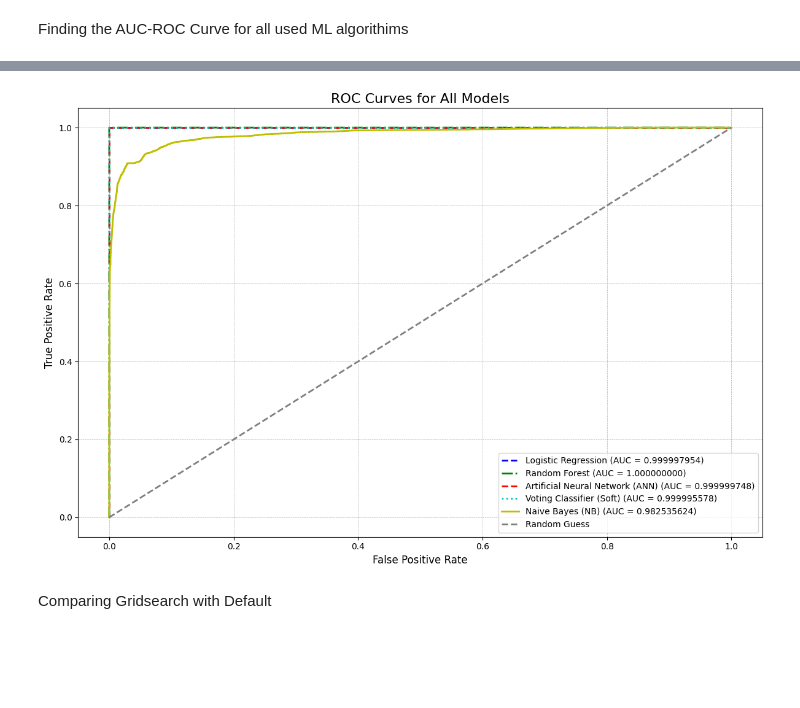
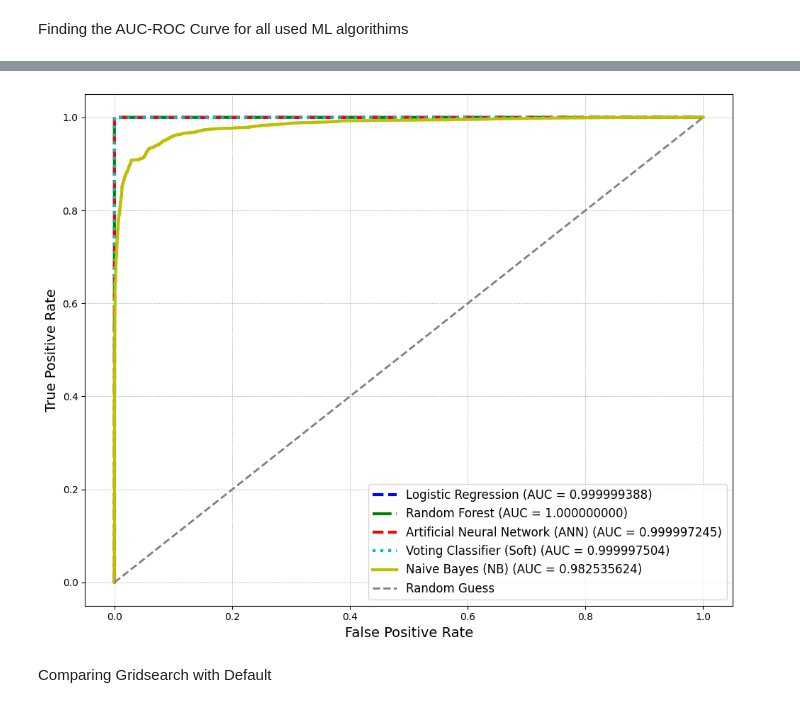
Before and after one commit to sazastra/AI, a Jupyter notebook: Ai_Project.ipynb, the cells around one changed output, grey strips where cells are left out. Saved outputs shown, nothing was run; the diff lists cells and outputs as text; code cells hidden in the pictures; blank space fills up the shorter version.

```diff
--- a/Ai_Project.ipynb
+++ b/Ai_Project.ipynb
@@ -800,7 +800,7 @@ def create_ann():
     model.add(Dense(96, activation='relu'))
     model.add(Dense(96, activation='relu'))
     model.add(Dense(1, activation='sigmoid'))
-    model.compile(optimizer=Adam(), loss='binary_crossentropy', metrics=['val_accuracy'])
+    model.compile(optimizer=Adam(), loss='binary_crossentropy', metrics=['accuracy'])
     return model
 
 # Custom KerasClassifier that implements scikit-learn's classifier interface
@@ -829,7 +829,7 @@ class KerasClassifierCustom(BaseEstimator, ClassifierMixin):
         return self.model.predict(X)
 
 # wrap ANN model with the custom KerasClassifier to make it compatible with other models
-ANN_model_wrapped = KerasClassifierCustom(build_fn=create_ann, epochs=20, batch_size=32)
+ANN_model_wrapped = KerasClassifierCustom(build_fn=create_ann, epochs=5, batch_size=32)
 # %% [markdown]
 Building the ensembles model
 # %%
@@ -929,7 +929,7 @@ weighted avg     0.9997    0.9997    0.9997     47159
 Finding the AUC-ROC Curve for all used ML algorithims
 # %%
 from sklearn.metrics import roc_curve, roc_auc_score
-
+import matplotlib.pyplot as plt
 
 models = [
     ("Logistic Regression", LR_model, 'b', '--'),
@@ -940,7 +940,7 @@ models = [
     ("Naive Bayes (NB)", NB_model, 'y', '-')
 ]
 
-plt.figure(figsize=(12, 8))
+plt.figure(figsize=(10, 8))
 
 for name, model, color, linestyle in models:
     try:
@@ -959,7 +959,7 @@ for name, model, color, linestyle in models:
         fpr, tpr, _ = roc_curve(y_test, y_proba)
         auc_score = roc_auc_score(y_test, y_proba)
 
-        plt.plot(fpr, tpr, label=f"{name} (AUC = {auc_score:.9f})", color=color, linestyle=linestyle, lw=2)
+        plt.plot(fpr, tpr, label=f"{name} (AUC = {auc_score:.9f})", color=color, linestyle=linestyle, lw=3)
 
     except Exception as e:
         print(f"Error processing model {name}: {e}")
@@ -967,10 +967,9 @@ for name, model, color, linestyle in models:
 # Plot the random guess (diagonal line)
 plt.plot([0, 1], [0, 1], color='grey', linestyle='--', label="Random Guess", lw=2)
 
-plt.xlabel("False Positive Rate", fontsize=12)
-plt.ylabel("True Positive Rate", fontsize=12)
-plt.title("ROC Curves for All Models", fontsize=16)
-plt.legend(loc="lower right", fontsize=10)
+plt.xlabel("False Positive Rate", fontsize=14)
+plt.ylabel("True Positive Rate", fontsize=14)
+plt.legend(loc="lower right", fontsize=12)
 plt.grid(True, linestyle='--', linewidth=0.5)
 plt.tight_layout()
 
@@ -981,5 +980,5 @@ Predicting probabilities on 47159 samples.
 Model Voting Classifier (Hard) does not support probability or decision scores. Skipping...
-[figure, old version]
+[figure, new version]
 # %% [markdown]
 Comparing Gridsearch with Default
 # %%
```
Also changed, not shown: parts of 2 cells of this notebook.
